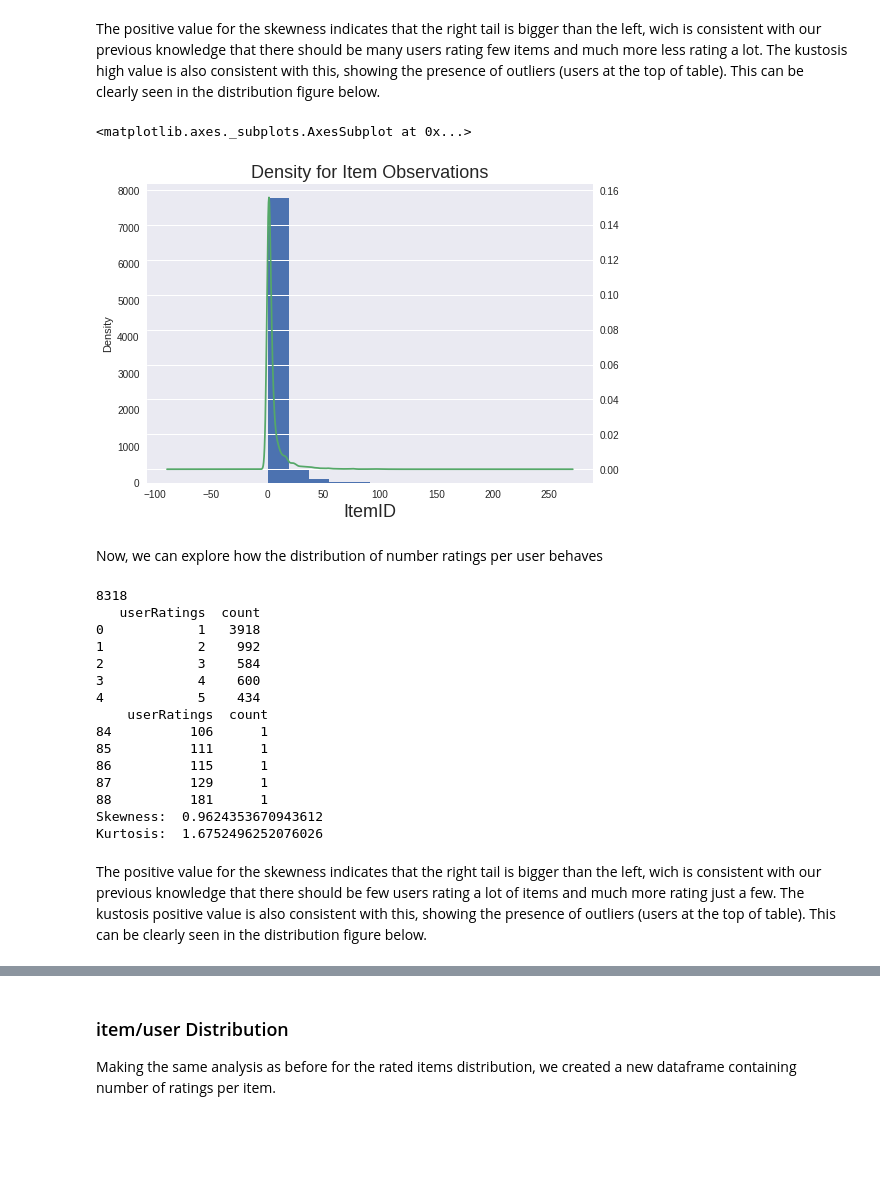
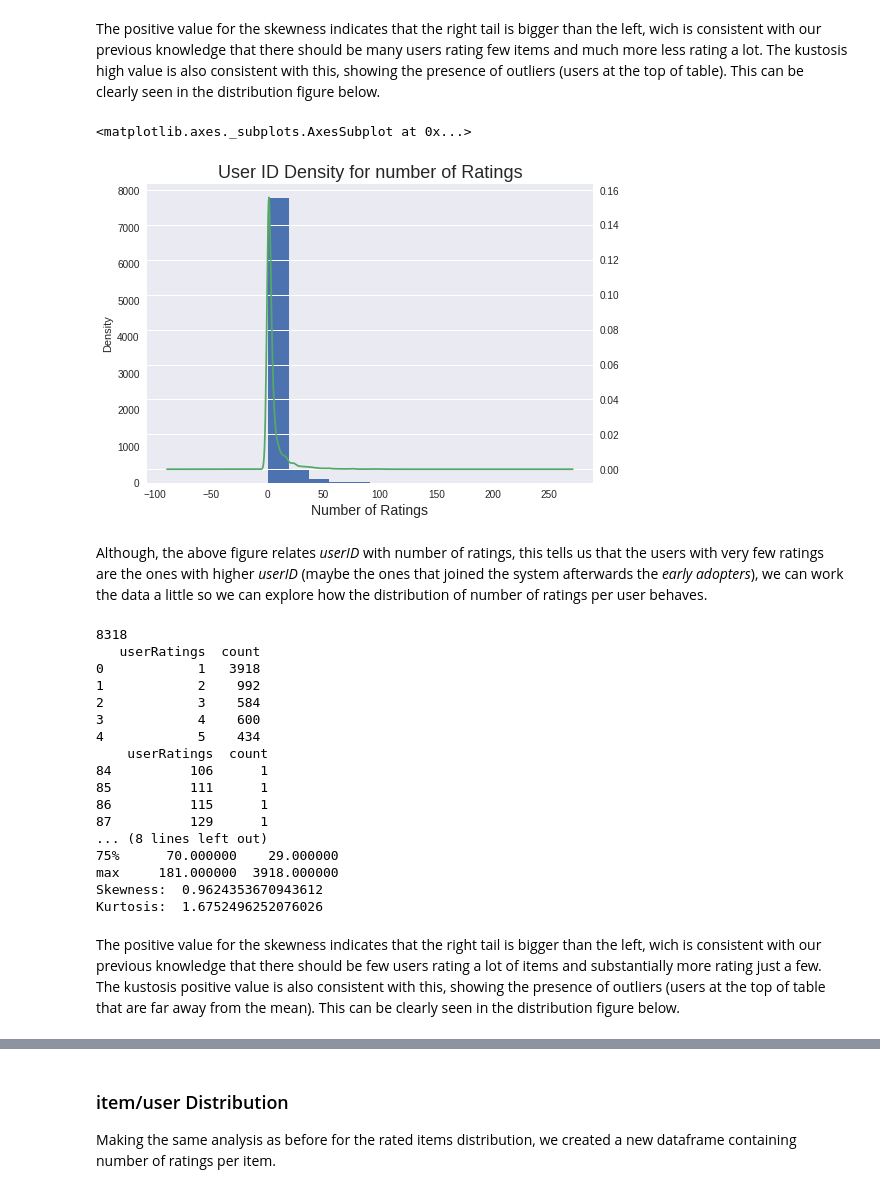
Before and after one commit to paulanavarretec/RecSys-Tarea1, a Jupyter notebook: Recsys_Tarea1.ipynb, the cells around one changed output, grey strips where cells are left out. Cells and saved outputs as stored; diff of their text form; code cells hidden in the pictures; blank space fills up the shorter version.

```diff
--- a/Recsys_Tarea1.ipynb
+++ b/Recsys_Tarea1.ipynb
@@ -259,14 +261,14 @@ The positive value for the skewness indicates that the right tail is bigger than
 # %%
 ax = df.userRatings.plot(kind='hist')
 
-ax.set_title('Density for Item Observations', fontsize=18)
-ax.set_xlabel('ItemID', fontsize=14)
+ax.set_title('User ID Density for number of Ratings', fontsize=18)
+ax.set_xlabel('Number of Ratings', fontsize=14)
 df.userRatings.plot(kind='kde', ax=ax, secondary_y=True)
 # %% [output]
 <matplotlib.axes._subplots.AxesSubplot at 0x...>
-[figure, old version]
+[figure, new version]
-# %% [markdown]
-Now, we can explore how the distribution of number ratings per user behaves
+# %% [markdown]
+Although, the above figure relates *userID* with number of ratings, this tells us that the users with very few ratings are the ones with higher *userID* (maybe the ones that joined the system afterwards the *early adopters*), we can work the data a little so we can explore how the distribution of number of ratings per user behaves.
 # %%
 df = train_file.groupby(['userID']).size().reset_index(name='userRatings').sort_values('userRatings', ascending=False)
 
@@ -276,8 +278,11 @@ df.columns=['userRatings','count']
 # Check to see that it sums up the total number of users
 print(df['count'].sum())
 
+# Usefull information
 print(df.head())
 print(df.tail())
+
+print(df.describe())
 
 # Get Description, Skewness and kurtosis for ratings per user frecuency
 print('Skewness: ',df['userRatings'].skew())
@@ -295,11 +300,13 @@ print('Kurtosis: ',df['userRatings'].kurt())
 85          111      1
 86          115      1
 87          129      1
-88          181      1
+... (8 lines left out)
+75%      70.000000    29.000000
+max     181.000000  3918.000000
 Skewness:  0.9624353670943612
 Kurtosis:  1.6752496252076026
 # %% [markdown]
-The positive value for the skewness indicates that the right tail is bigger than the left, wich is consistent with our previous knowledge that there should be few users rating a lot of items and much more rating just a few. The kustosis positive value is also consistent with this, showing the presence of outliers (users at the top of table). This can be clearly seen in the distribution figure below.
+The positive value for the skewness indicates that the right tail is bigger than the left, wich is consistent with our previous knowledge that there should be few users rating a lot of items and substantially more rating just a few. The kustosis positive value is also consistent with this, showing the presence of outliers (users at the top of table that are far away from the mean). This can be clearly seen in the distribution figure below.
 # %%
 ax = df.userRatings.plot(kind='hist')
 
```
Also changed, not shown: parts of 9 cells of this notebook.
